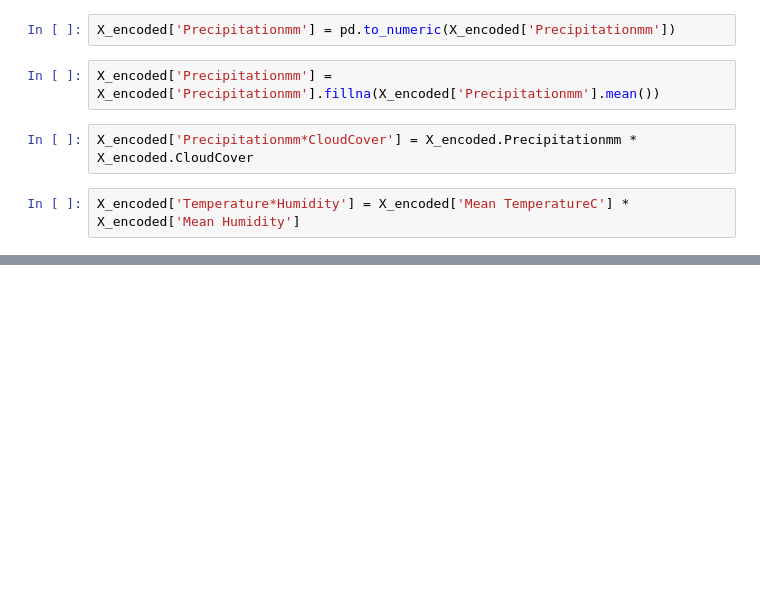
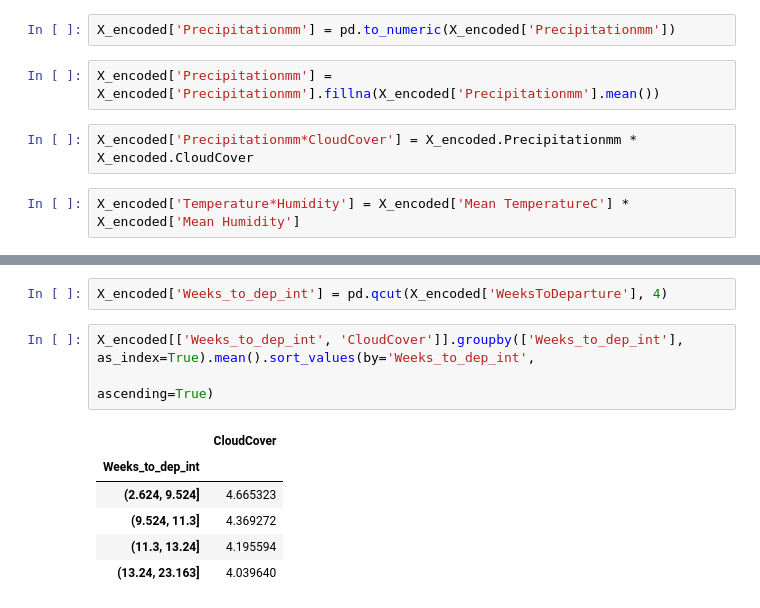
Before and after one commit to AdrienToulouse/Predicting_air_traffic, a Jupyter notebook: air_pass_Adrien-3.ipynb, the cells around one changed output, grey strips where cells are left out. Drawn from its saved outputs; the diff is of its cells as text; blank space fills up the shorter version.

```diff
--- a/air_pass_Adrien-3.ipynb
+++ b/air_pass_Adrien-3.ipynb
@@ -239,0 +238,12 @@ X_encoded.head()
+# %%
+X_encoded['Weeks_to_dep_int'] = pd.qcut(X_encoded['WeeksToDeparture'], 4)
+# %%
+X_encoded[['Weeks_to_dep_int', 'CloudCover']].groupby(['Weeks_to_dep_int'], as_index=True).mean().sort_values(by='Weeks_to_dep_int',
+                                                                                       ascending=True)
+# %% [output]
+|  | CloudCover |
+| Weeks_to_dep_int |  |
+| (2.624, 9.524] | 4.665323 |
+| (9.524, 11.3] | 4.369272 |
+| (11.3, 13.24] | 4.195594 |
+| (13.24, 23.163] | 4.039640 |
```
Also changed, not shown: parts of 17 cells of this notebook, 7 other files.
